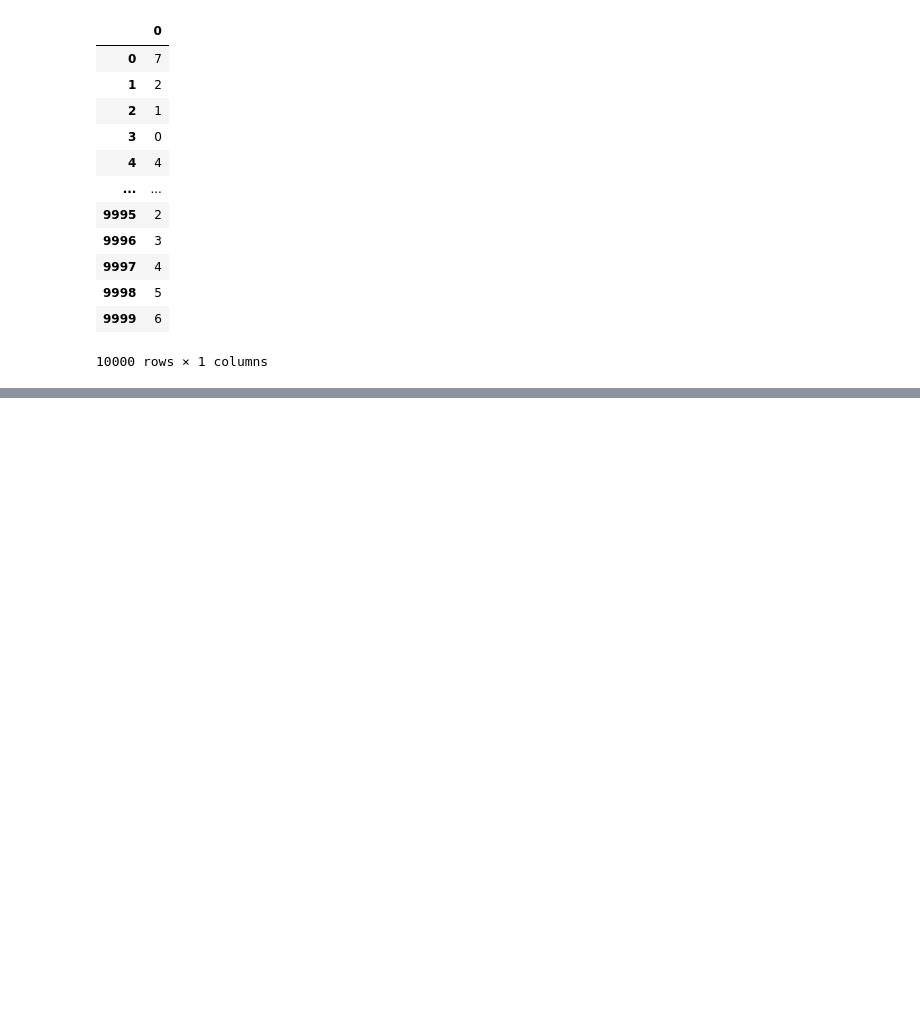
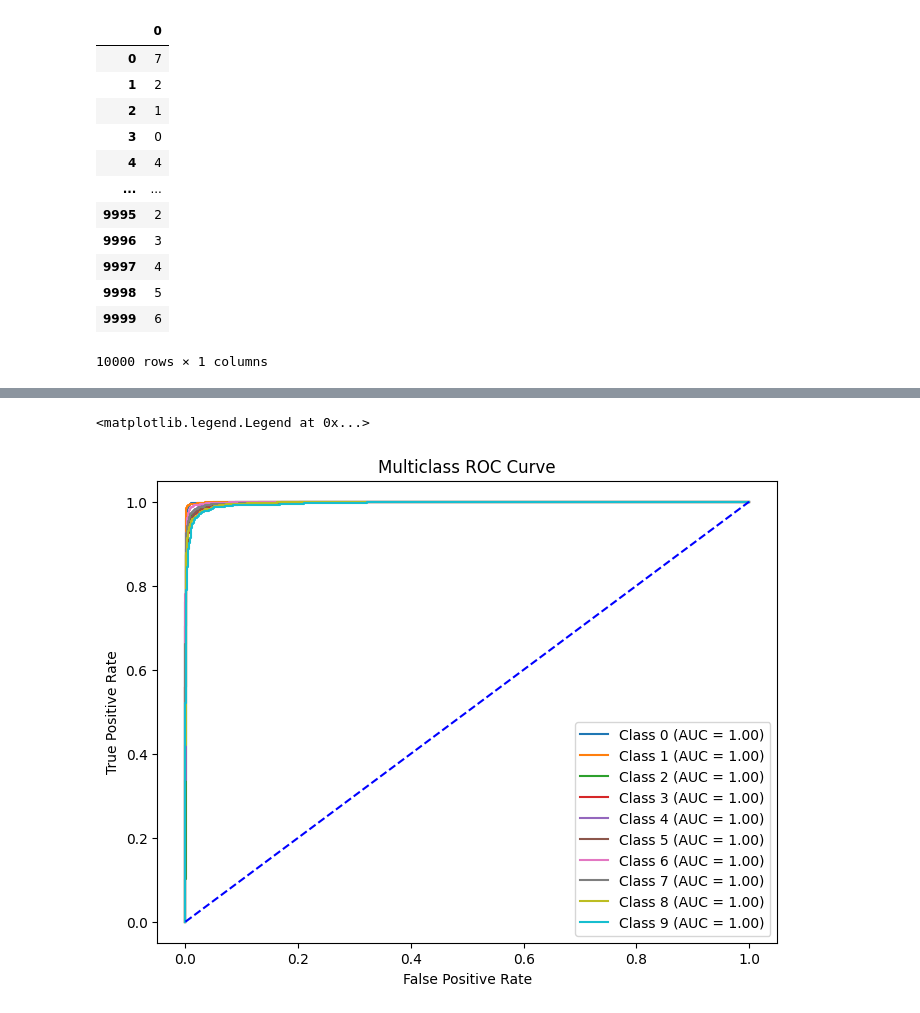
Before and after one commit to PiyushSol/JMIPRACTICALS, a Jupyter notebook: AIMLPrac/MNIST.ipynb, the cells around one changed output, grey strips where cells are left out. Cells and saved outputs as stored; diff of their text form; code cells hidden in the pictures; blank space fills up the shorter version.

```diff
--- a/AIMLPrac/MNIST.ipynb
+++ b/AIMLPrac/MNIST.ipynb
@@ -225,0 +327,4 @@ plt.legend(loc="lower right")
+# %%
+from sklearn.preprocessing import label_binarize
+y_test_bin_cv = label_binarize(y=y_test,classes=np.unique(y_train))
+y_scores_cv = model.predict_proba(X=X_Test)
@@ -225,0 +348,18 @@ plt.legend(loc="lower right")
+# %%
+import matplotlib.pyplot as plt
+from sklearn.metrics import roc_curve,auc
+n_classes = y_test_bin_cv.shape[1]
+plt.figure(figsize=(8,6))
+for i in range(n_classes):
+    fpr,tpr,_=roc_curve(y_test_bin_cv[:,i],y_scores_cv[:,i])
+    roc_auc = auc(fpr,tpr)
+    plt.plot(fpr,tpr,label=f'Class {i} (AUC = {roc_auc:.2f})')
+#Plotting diagonal line
+plt.plot([0,1],[0,1],color='blue',linestyle='--')
+plt.xlabel("False Positive Rate")
+plt.ylabel("True Positive Rate")
+plt.title("Multiclass ROC Curve")
+plt.legend(loc="lower right")
+# %% [output]
+<matplotlib.legend.Legend at 0x...>
+[figure, added]
```
Also changed, not shown: parts of 28 cells of this notebook.
